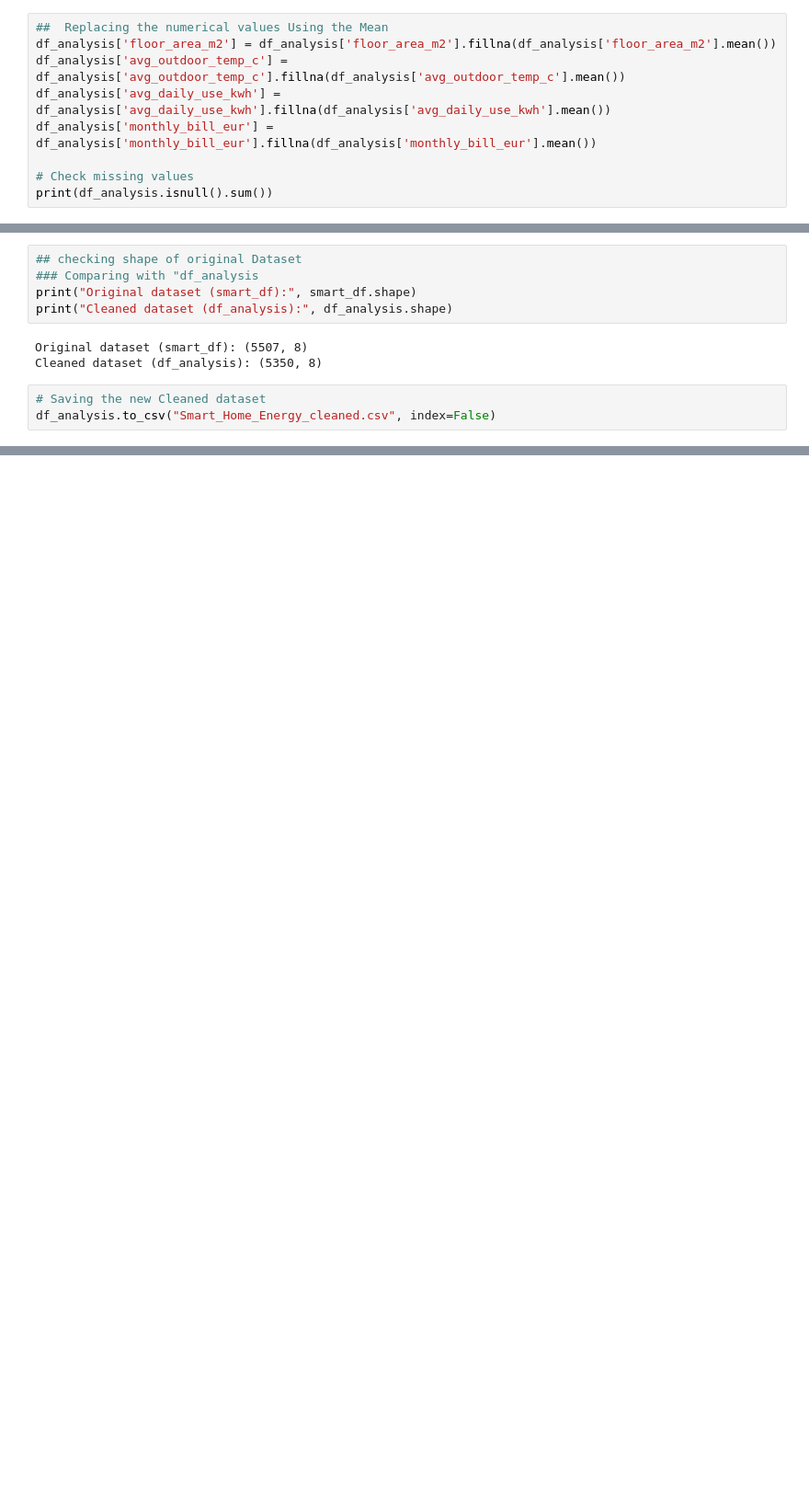
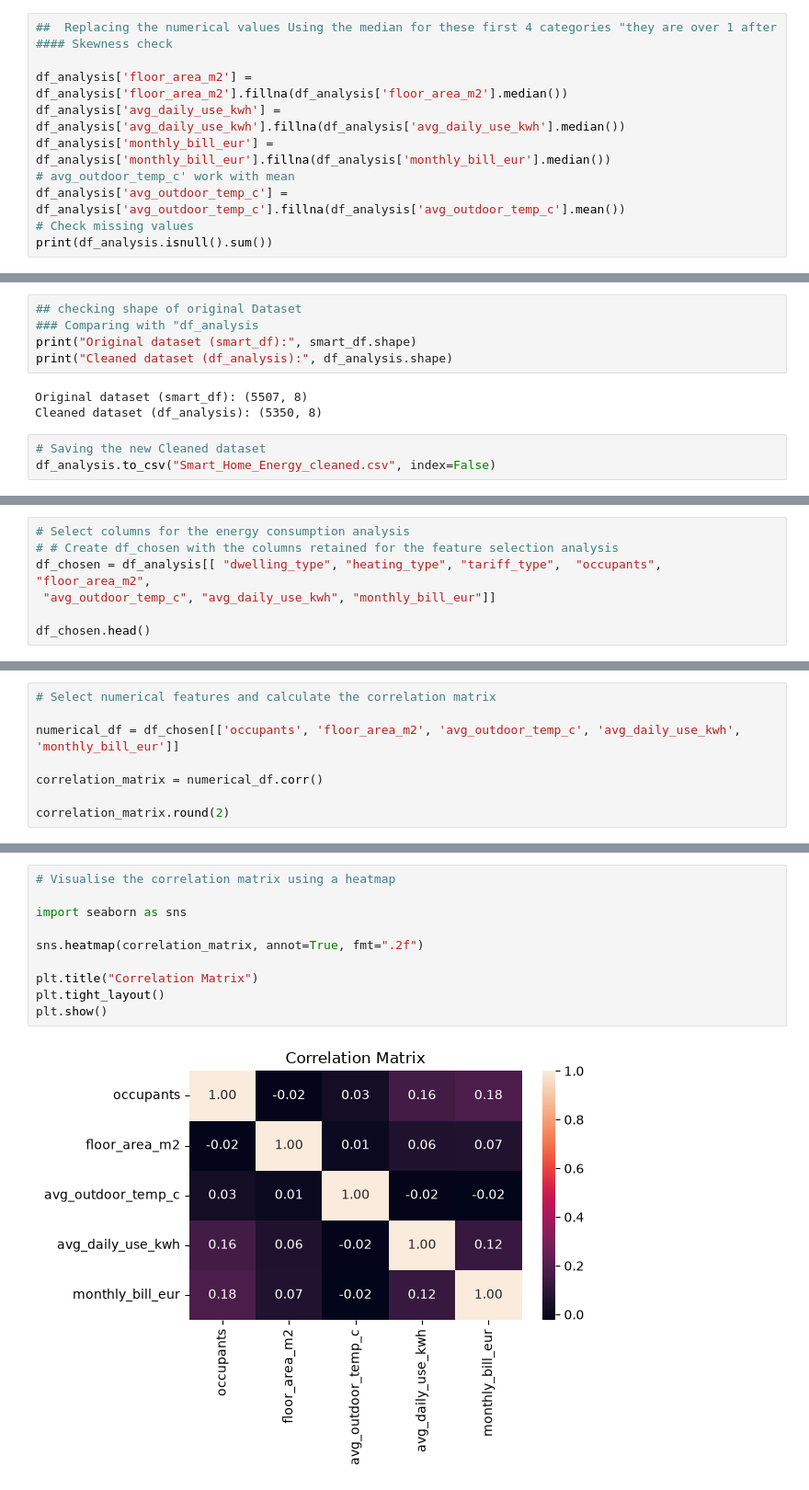
Before and after one commit to sba26038-dev/cct-data-exploration-ca1, a Jupyter notebook: CA1_Smart_Home_Energy_EDA.ipynb, the cells around one changed output, grey strips where cells are left out. Shown at 92% size. Saved outputs shown, nothing was run; the diff lists cells and outputs as text; blank space fills up the shorter version.

```diff
--- a/CA1_Smart_Home_Energy_EDA.ipynb
+++ b/CA1_Smart_Home_Energy_EDA.ipynb
@@ -298,12 +391,13 @@ avg_daily_use_kwh      54
 monthly_bill_eur       64
 dtype: int64
 # %%
-##  Replacing the numerical values Using the Mean
-df_analysis['floor_area_m2'] = df_analysis['floor_area_m2'].fillna(df_analysis['floor_area_m2'].mean())
+##  Replacing the numerical values Using the median for these first 4 categories "they are over 1 after #### Skewness check
+
+df_analysis['floor_area_m2'] = df_analysis['floor_area_m2'].fillna(df_analysis['floor_area_m2'].median())
+df_analysis['avg_daily_use_kwh'] = df_analysis['avg_daily_use_kwh'].fillna(df_analysis['avg_daily_use_kwh'].median())
+df_analysis['monthly_bill_eur'] = df_analysis['monthly_bill_eur'].fillna(df_analysis['monthly_bill_eur'].median())
+# avg_outdoor_temp_c' work with mean
 df_analysis['avg_outdoor_temp_c'] = df_analysis['avg_outdoor_temp_c'].fillna(df_analysis['avg_outdoor_temp_c'].mean())
-df_analysis['avg_daily_use_kwh'] = df_analysis['avg_daily_use_kwh'].fillna(df_analysis['avg_daily_use_kwh'].mean())
-df_analysis['monthly_bill_eur'] = df_analysis['monthly_bill_eur'].fillna(df_analysis['monthly_bill_eur'].mean())
-
 # Check missing values
 print(df_analysis.isnull().sum())
 # %% [output]
@@ -329,0 +458,7 @@ df_analysis.to_csv("Smart_Home_Energy_cleaned.csv", index=False)
+# %%
+# Select columns for the energy consumption analysis
+# # Create df_chosen with the columns retained for the feature selection analysis
+df_chosen = df_analysis[[ "dwelling_type", "heating_type", "tariff_type",  "occupants", "floor_area_m2",
+ "avg_outdoor_temp_c", "avg_daily_use_kwh", "monthly_bill_eur"]]
+
+df_chosen.head()
@@ -329,0 +486,8 @@ df_analysis.to_csv("Smart_Home_Energy_cleaned.csv", index=False)
+# %%
+# Select numerical features and calculate the correlation matrix
+
+numerical_df = df_chosen[['occupants', 'floor_area_m2', 'avg_outdoor_temp_c', 'avg_daily_use_kwh', 'monthly_bill_eur']]
+
+correlation_matrix = numerical_df.corr()
+
+correlation_matrix.round(2)
@@ -329,0 +507,12 @@ df_analysis.to_csv("Smart_Home_Energy_cleaned.csv", index=False)
+# %%
+# Visualise the correlation matrix using a heatmap
+
+import seaborn as sns
+
+sns.heatmap(correlation_matrix, annot=True, fmt=".2f")
+
+plt.title("Correlation Matrix")
+plt.tight_layout()
+plt.show()
+# %% [output]
+[figure, added]
```
Also changed, not shown: parts of 55 cells of this notebook.
